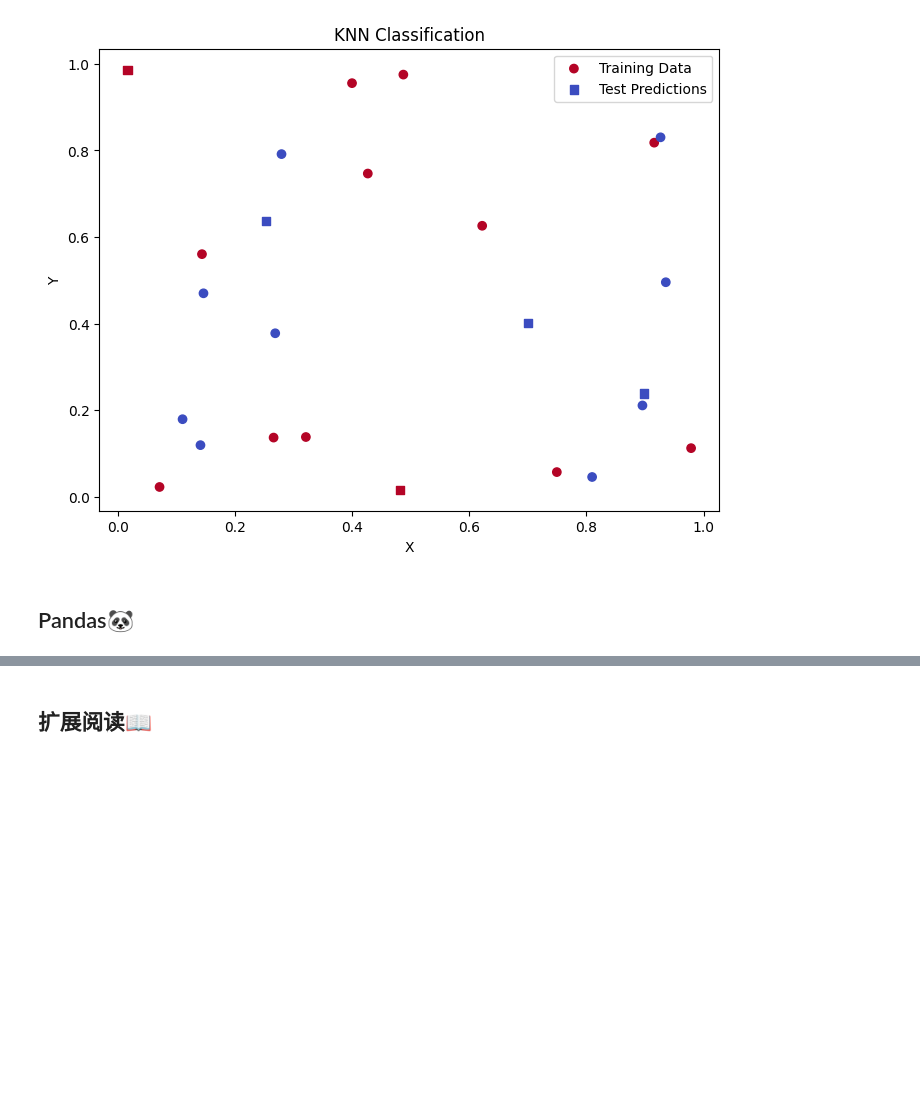
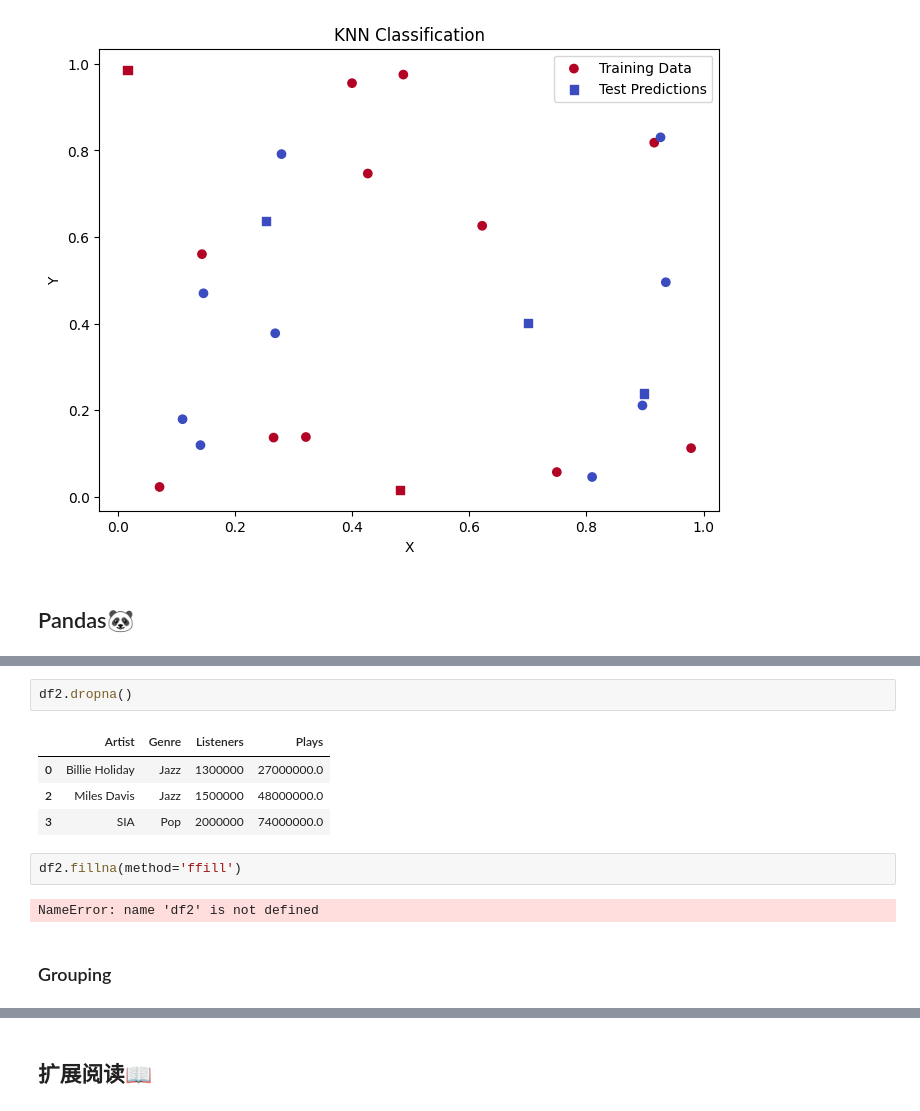
Before and after one commit to zhoujing204/python_course, a Jupyter notebook: src/12-introducing-numpy-and-pandas/12-introducing-numpy-and-pandas.ipynb, the cells around one changed output, grey strips where cells are left out. Drawn from its saved outputs; the diff is of its cells as text; blank space fills up the shorter version.

```diff
--- a/src/12-introducing-numpy-and-pandas/12-introducing-numpy-and-pandas.ipynb
+++ b/src/12-introducing-numpy-and-pandas/12-introducing-numpy-and-pandas.ipynb
@@ -437,0 +555,13 @@ plt.show()
+# %%
+df2.dropna()
+# %% [output]
+|  | Artist | Genre | Listeners | Plays |
+| 0 | Billie Holiday | Jazz | 1300000 | 27000000.0 |
+| 2 | Miles Davis | Jazz | 1500000 | 48000000.0 |
+| 3 | SIA | Pop | 2000000 | 74000000.0 |
+# %%
+df2.fillna(method='ffill')
+# %% [output]
+NameError: name 'df2' is not defined
+# %% [markdown]
+### Grouping
```
Also changed, not shown: parts of 23 cells of this notebook, 7 other files.
